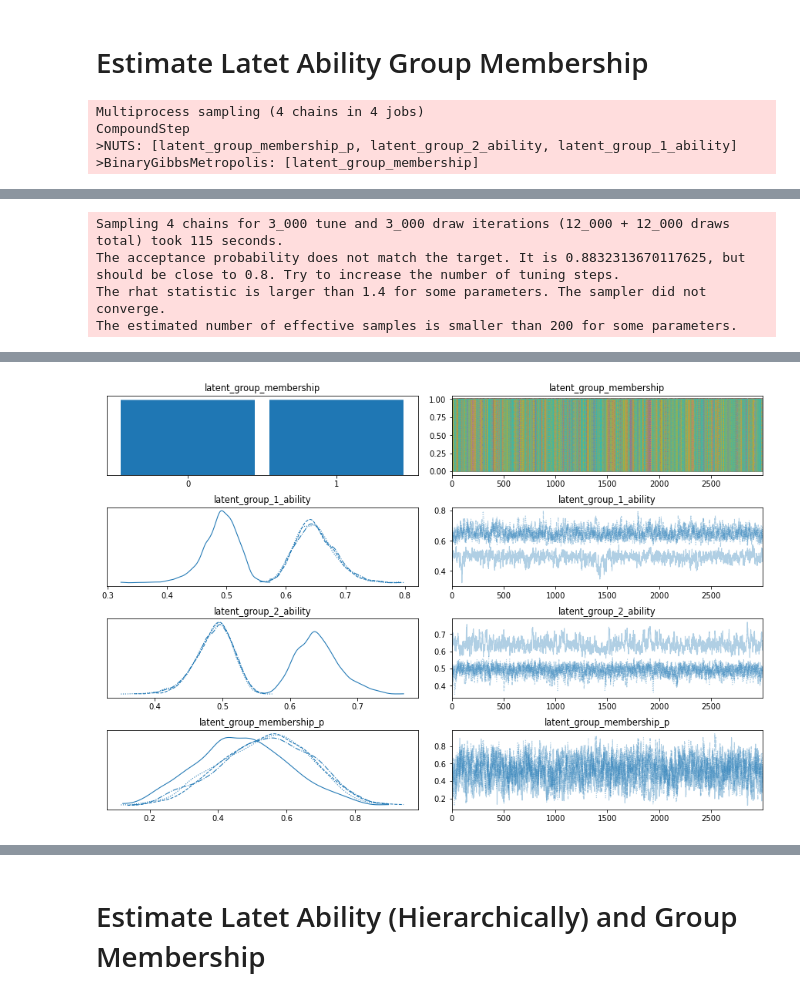
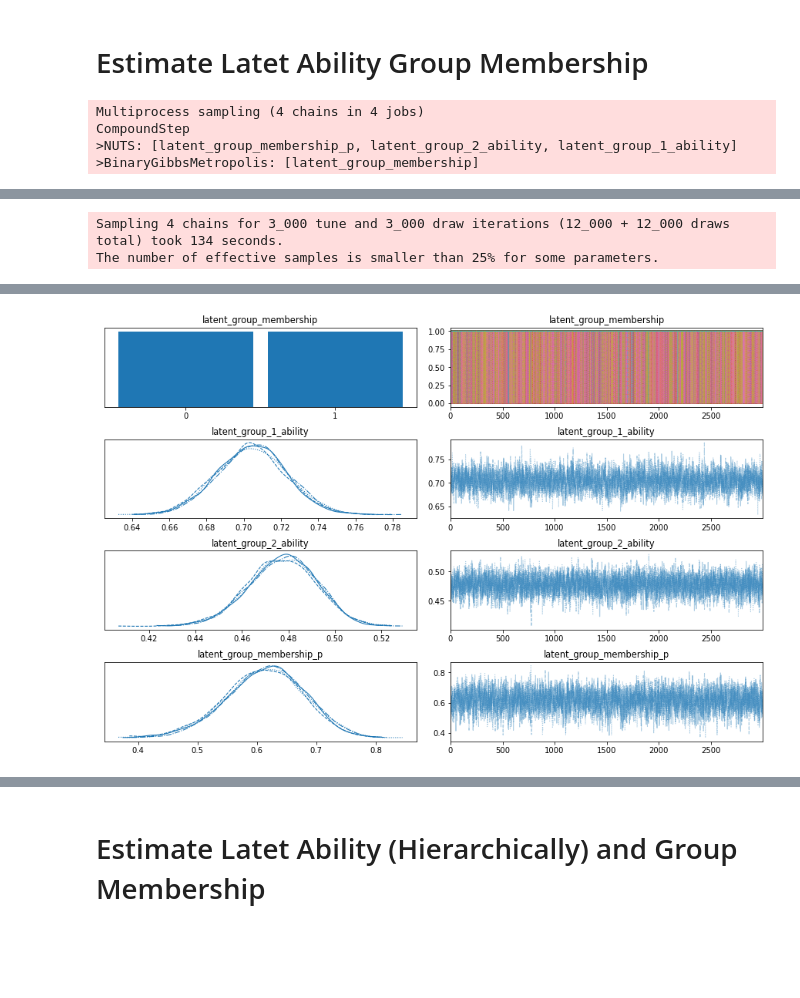
Before and after one commit to vb690/learning_bayes, a Jupyter notebook: books/bayesian_cognitive_modelling/chapter_6.ipynb, the cells around one changed output, grey strips where cells are left out. Cells and saved outputs as stored; diff of their text form; code cells hidden in the pictures; blank space fills up the shorter version.

```diff
--- a/books/bayesian_cognitive_modelling/chapter_6.ipynb
+++ b/books/bayesian_cognitive_modelling/chapter_6.ipynb
@@ -23,7 +26,7 @@ POPC_KWARGS={
 # %% [markdown]
 # Estimate Latet Ability Group Membership
 # %%
-size_groups = 20
+size_groups = 40
 p_group_1 = 0.70
 p_group_2 = 0.50
 n_questions = 31
@@ -41,40 +44,38 @@ model = estimate_latent_ability_membership(
     # if we don't specify informative priors
     # the model is not able to efficiently distinguish
     # between groups
     beta_1_kwargs={
         'alpha': 4,
         'beta': 2
     },
     beta_2_kwargs={
         'alpha': 2,
         'beta': 4
     },
     beta_bernoulli_kwargs={
-        'alpha': 5,
-        'beta': 5
+        'alpha': 3,
+        'beta': 2
     }
 )
 
 plate, prpc, trace, popc = validate_model(
     model,
     PRPC_KWARGS,
     SAMPLING_KWARGS,
     POPC_KWARGS
 )
 plate
 # %% [output]
 Multiprocess sampling (4 chains in 4 jobs)
 CompoundStep
 >NUTS: [latent_group_membership_p, latent_group_2_ability, latent_group_1_ability]
 >BinaryGibbsMetropolis: [latent_group_membership]
 [interactive output not drawn]
-Sampling 4 chains for 3_000 tune and 3_000 draw iterations (12_000 + 12_000 draws total) took 115 seconds.
-The acceptance probability does not match the target. It is 0.8832313670117625, but should be close to 0.8. Try to increase the number of tuning steps.
-The rhat statistic is larger than 1.4 for some parameters. The sampler did not converge.
-The estimated number of effective samples is smaller than 200 for some parameters.
+Sampling 4 chains for 3_000 tune and 3_000 draw iterations (12_000 + 12_000 draws total) took 134 seconds.
+The number of effective samples is smaller than 25% for some parameters.
 [interactive output not drawn]
 [drawing not drawn]
-[figure, old version]
+[figure, new version]
 # %%
 visualize_samples(
     observed=obs_scores,
```
Also changed, not shown: parts of 6 cells of this notebook, 1 other file.
